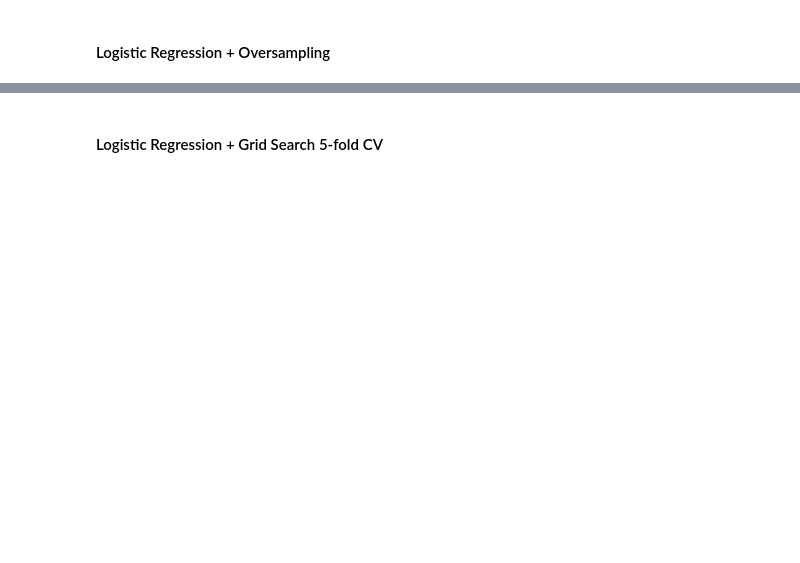
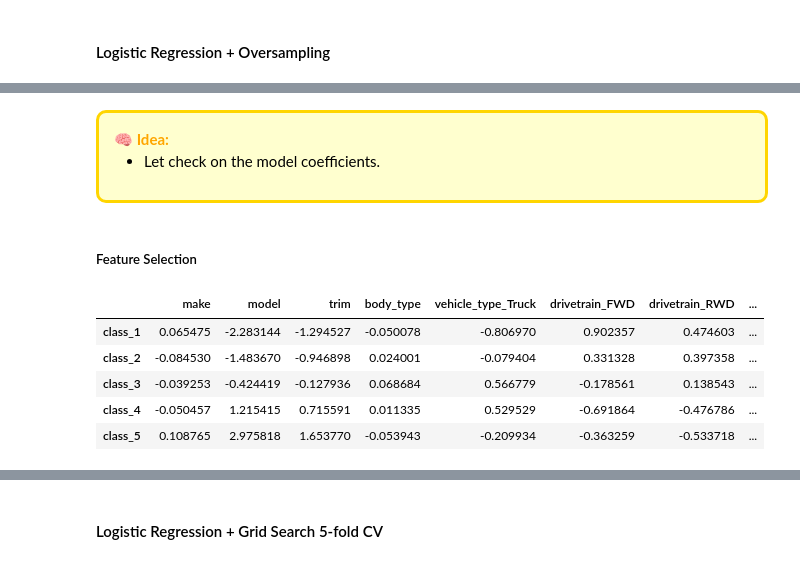
Before and after one commit to anthonynamnam/brainstation_capstone, a Jupyter notebook: Notebooks/model-development.ipynb, the cells around one changed output, grey strips where cells are left out. Cells and saved outputs as stored; diff of their text form; code cells hidden in the pictures; blank space fills up the shorter version.

```diff
--- a/Notebooks/model-development.ipynb
+++ b/Notebooks/model-development.ipynb
@@ -1582,0 +1812,4 @@ actual_5         30        260       3457       5215       8676
+# %%
+agg = feature_importance.abs().mean()
+col_to_drop = list(agg[agg <= 0.001].index)
+col_to_drop
@@ -1591,15 +1925,15 @@ actual_5         30        260       3457       5215       8676
 # %%
 from sklearn.linear_model import LogisticRegression
 
-def model(test = False):
+def model(test = False,save = True):
     model = MyModel(X_train,X_test,
                     y_train,y_test,
-                    train_subsample_size=None,
+                    train_subsample_size=global_subsampling_pct,
                     test_subsample_size=None)
 
     # Apply Subsampling for faster training in experimental stage
     model.init_subsampling() # Subsample data for faster deployment
-    model.init_over_sampling() # Oversampling for class imabalance
+    model.init_customer_over_sampling() # Oversampling for class imabalance
 
     # Instantiate encoder steps
     model.init_one_hot_encoding(columns=["vehicle_type","drivetrain","transmission","engine_block"])
@@ -1611,7 +1945,7 @@ def model(test = False):
     model.init_scaler() # Activate all scalers and add to pipeline
 
     # Instantiate model and add to pipeline
-    model_name = "logit_v2"
+    model_name = "logit_v3"
     model.init_model(name = model_name,
                      model = LogisticRegression(penalty = "l2", # Avoid Overfitting
                                                 max_iter=10000,
@@ -1643,8 +1977,11 @@ def model(test = False):
         global perf
         perf = model.add_perf(perf)
 
+    if save:
+        model.save_model()
+
     return model
 
 # Run this model
-logit_v2 = model()
+logit_v3 = model()
 # %% [output]
@@ -1667,0 +2005,22 @@ actual_5         34         52        417       3108      14027
+# %% [markdown]
+<div style="border-radius:10px; border: #ffd500 solid; padding: 15px; background-color: #ffffcf; font-size:100%; text-align:left">
+<font size="4px" color="#ffa600"><b>🧠 Idea:</b></font>
+
+- Let check on the model coefficients.
+<div>
+# %% [markdown]
+##### Feature Selection
+# %%
+this_model = logit_v3.pipeline[-1]
+feature_importance = pd.DataFrame(this_model.coef_,
+                                  index = [f"class_{i+1}" for i in this_model.classes_],
+                                  columns=this_model.feature_names_in_)
+
+feature_importance
+# %% [output]
+|  | make | model | trim | body_type | vehicle_type_Truck | drivetrain_FWD | drivetrain_RWD | ... |
+| class_1 | 0.065475 | -2.283144 | -1.294527 | -0.050078 | -0.806970 | 0.902357 | 0.474603 | ... |
+| class_2 | -0.084530 | -1.483670 | -0.946898 | 0.024001 | -0.079404 | 0.331328 | 0.397358 | ... |
+| class_3 | -0.039253 | -0.424419 | -0.127936 | 0.068684 | 0.566779 | -0.178561 | 0.138543 | ... |
+| class_4 | -0.050457 | 1.215415 | 0.715591 | 0.011335 | 0.529529 | -0.691864 | -0.476786 | ... |
+| class_5 | 0.108765 | 2.975818 | 1.653770 | -0.053943 | -0.209934 | -0.363259 | -0.533718 | ... |
```
Also changed, not shown: parts of 127 cells of this notebook.
